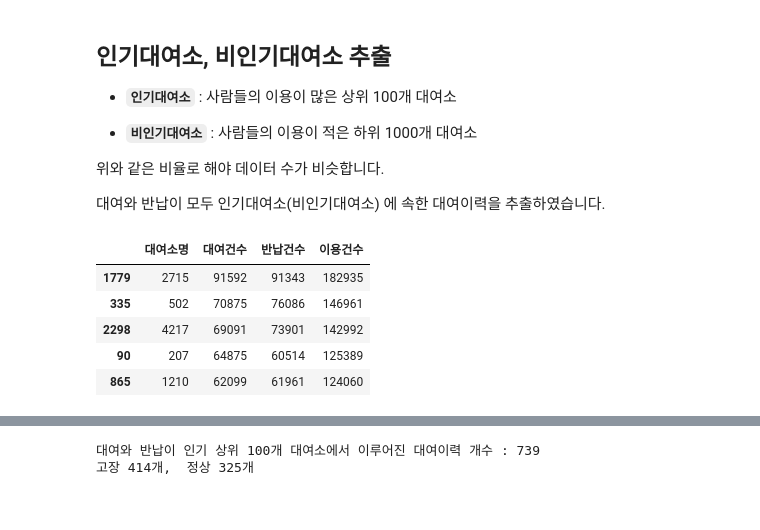
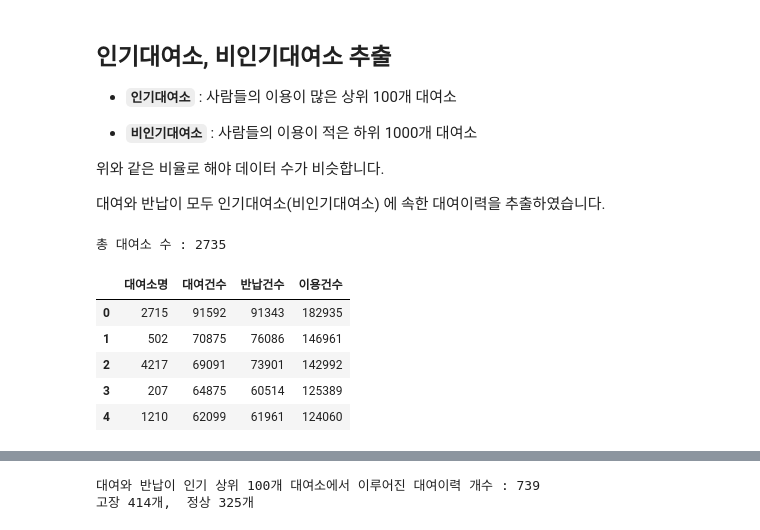
Before and after one commit to leechanhoe/data-science-project, a Jupyter notebook: 인기대여소와 고장의 연관성 분석.ipynb, the cells around one changed output, grey strips where cells are left out. Cells and saved outputs as stored; diff of their text form; code cells hidden in the pictures.

```diff
--- a/인기대여소와 고장의 연관성 분석.ipynb
+++ b/인기대여소와 고장의 연관성 분석.ipynb
@@ -49,17 +49,20 @@ df_office.head()
 # %%
 # 대여소명으로 묶어 대여건수와 반납건수 합산
 df_grouped = df_office.groupby('대여소명').agg({'대여건수': 'sum', '반납건수': 'sum'}).reset_index()
 # '이용건수' 열 추가
 df_grouped['이용건수'] = df_grouped['대여건수'] + df_grouped['반납건수']
 df_grouped = df_grouped.sort_values(by='이용건수', ascending=False)
+df_grouped = df_grouped.reset_index(drop=True)  # 인덱스를 0부터 순서대로 다시 설정
+print("총 대여소 수 :", len(df_grouped))
 
 popular = df_grouped.head(100) # 인기대여소 상위 100개
 unpopular = df_grouped.tail(1000) # 인기없는 대여소 하위 1000개
 popular.head()
 # %% [output]
+총 대여소 수 : 2735
 |  | 대여소명 | 대여건수 | 반납건수 | 이용건수 |
-| 1779 | 2715 | 91592 | 91343 | 182935 |
-| 335 | 502 | 70875 | 76086 | 146961 |
-| 2298 | 4217 | 69091 | 73901 | 142992 |
-| 90 | 207 | 64875 | 60514 | 125389 |
-| 865 | 1210 | 62099 | 61961 | 124060 |
+| 0 | 2715 | 91592 | 91343 | 182935 |
+| 1 | 502 | 70875 | 76086 | 146961 |
+| 2 | 4217 | 69091 | 73901 | 142992 |
+| 3 | 207 | 64875 | 60514 | 125389 |
+| 4 | 1210 | 62099 | 61961 | 124060 |
```
Also changed, not shown: parts of 2 cells of this notebook.
